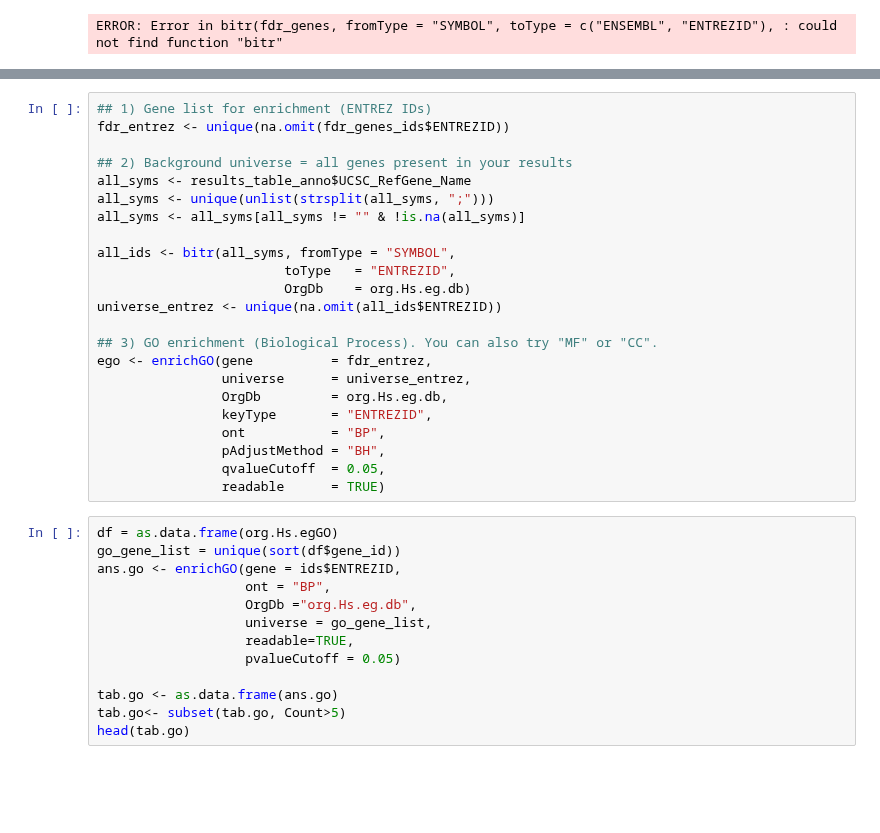
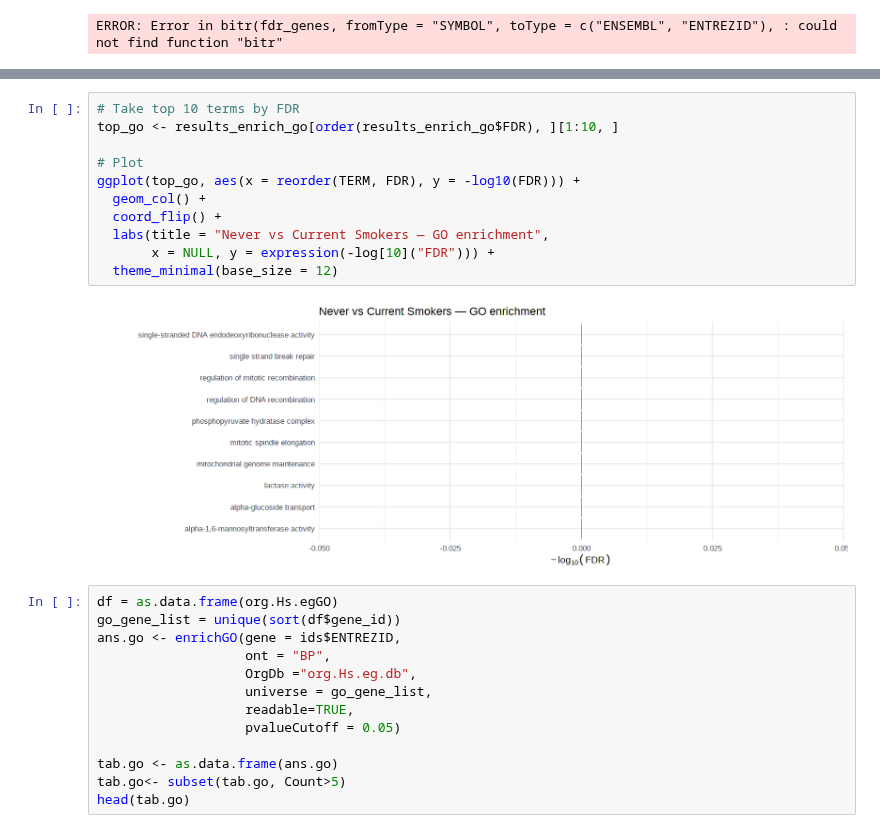
Before and after one commit to joanall/Hands-On-Epigenome-Wide-Analysis-EWAS-, a Jupyter notebook: ewas_tutorial.ipynb, the cells around one changed output, grey strips where cells are left out. Saved outputs shown, nothing was run; the diff lists cells and outputs as text; blank space fills up the shorter version.

```diff
--- a/ewas_tutorial.ipynb
+++ b/ewas_tutorial.ipynb
@@ -1007,26 +972,16 @@ write.csv(as.data.frame(ego), file.path(getwd(), "GO_gometh_biasaware.csv"), row
-# %%
-## 1) Gene list for enrichment (ENTREZ IDs)
-fdr_entrez <- unique(na.omit(fdr_genes_ids$ENTREZID))
-
-## 2) Background universe = all genes present in your results
-all_syms <- results_table_anno$UCSC_RefGene_Name
-all_syms <- unique(unlist(strsplit(all_syms, ";")))
-all_syms <- all_syms[all_syms != "" & !is.na(all_syms)]
-
-all_ids <- bitr(all_syms, fromType = "SYMBOL",
-                        toType   = "ENTREZID",
-                        OrgDb    = org.Hs.eg.db)
-universe_entrez <- unique(na.omit(all_ids$ENTREZID))
-
-## 3) GO enrichment (Biological Process). You can also try "MF" or "CC".
-ego <- enrichGO(gene          = fdr_entrez,
-                universe      = universe_entrez,
-                OrgDb         = org.Hs.eg.db,
-                keyType       = "ENTREZID",
-                ont           = "BP",
-                pAdjustMethod = "BH",
-                qvalueCutoff  = 0.05,
-                readable      = TRUE)
+# %%
+# Take top 10 terms by FDR
+top_go <- results_enrich_go[order(results_enrich_go$FDR), ][1:10, ]
+
+# Plot
+ggplot(top_go, aes(x = reorder(TERM, FDR), y = -log10(FDR))) +
+  geom_col() +
+  coord_flip() +
+  labs(title = "Never vs Current Smokers — GO enrichment",
+       x = NULL, y = expression(-log[10]("FDR"))) +
+  theme_minimal(base_size = 12)
+# %% [output]
+[figure, added]
 # %%
 df = as.data.frame(org.Hs.egGO)
 go_gene_list = unique(sort(df$gene_id))
```
Also changed, not shown: parts of 11 cells of this notebook.
